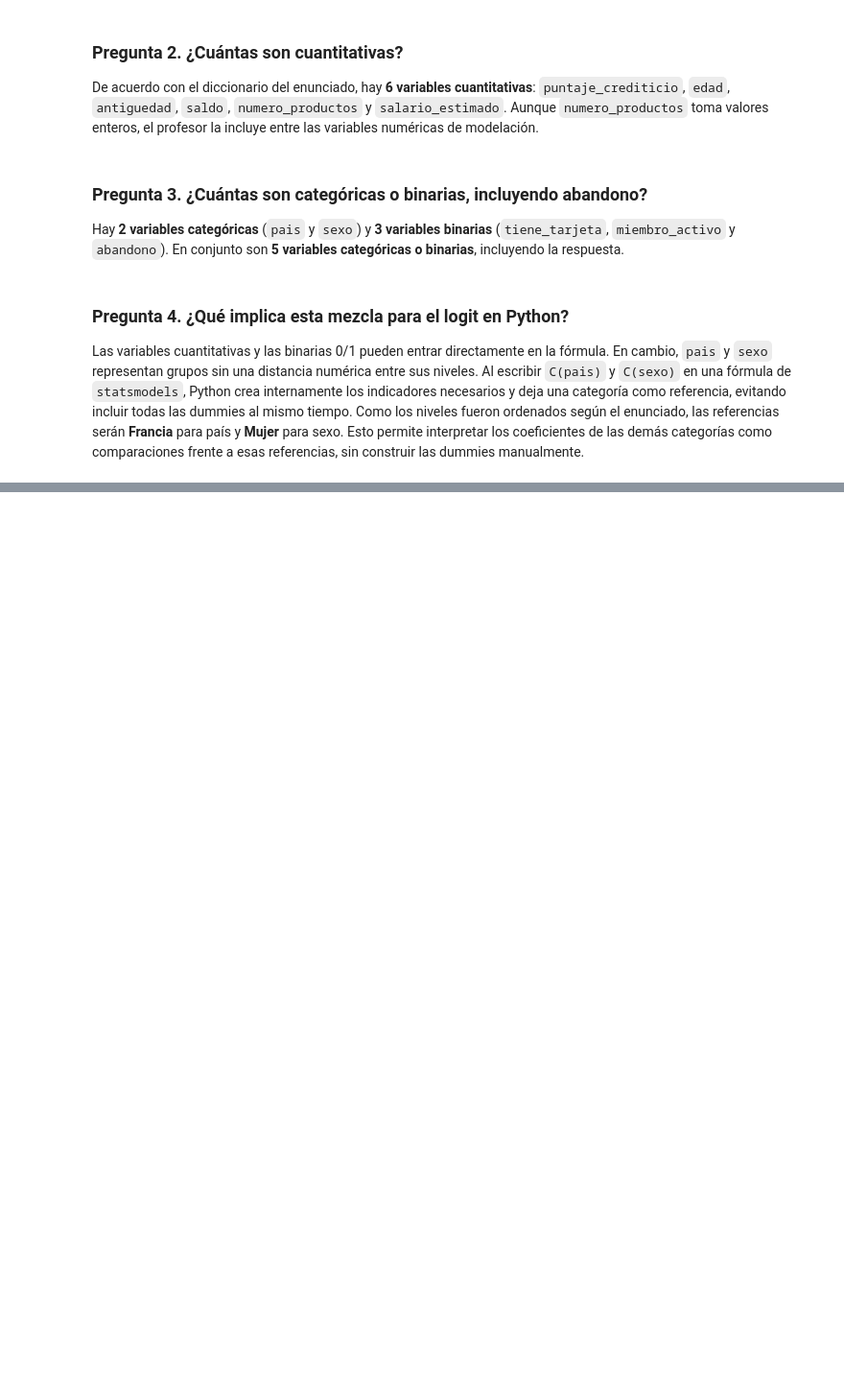
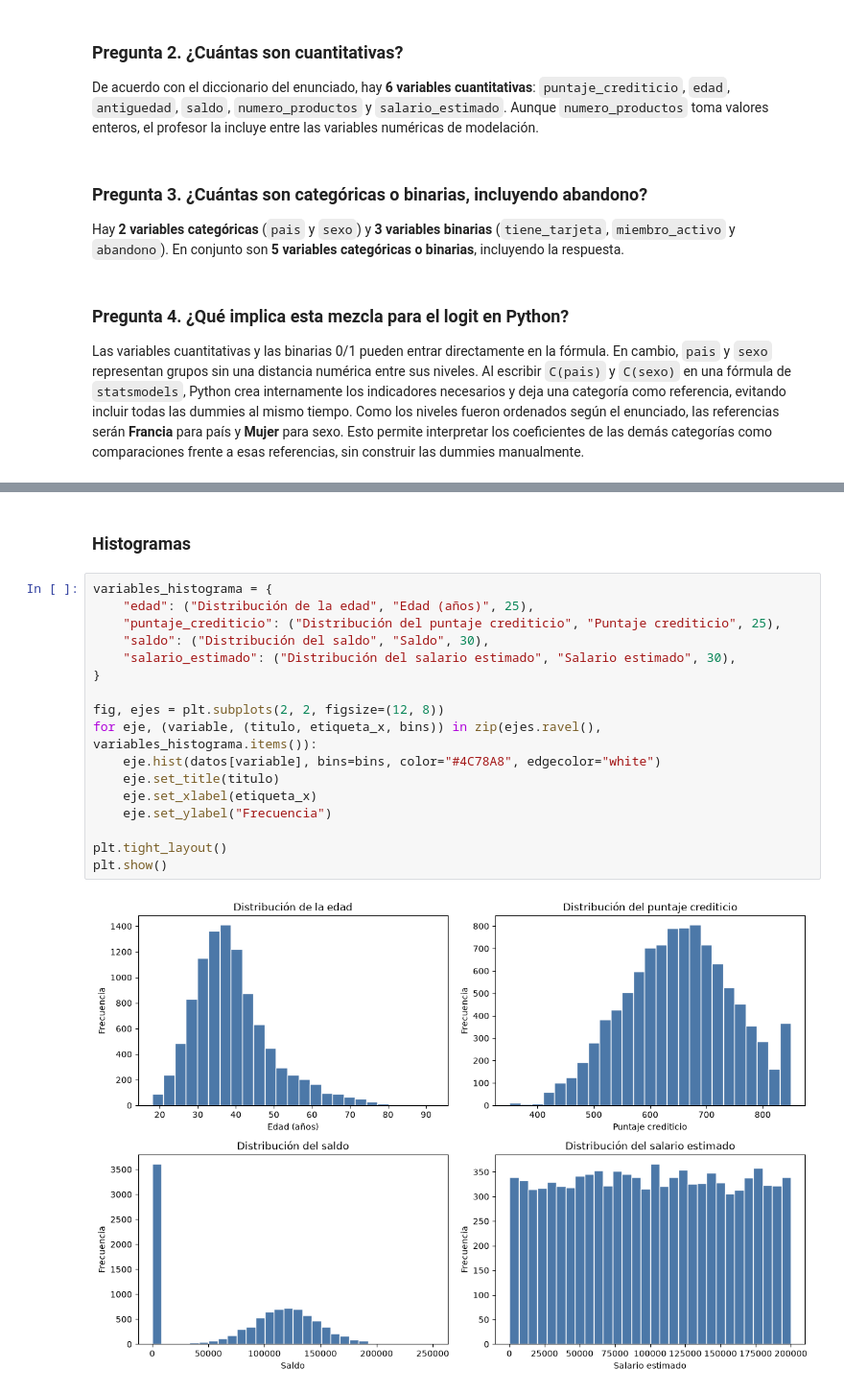
Before and after one commit to martinfgaleano-crypto/Taller_Regresion_Logistica, a Jupyter notebook: Taller_Abandono_Producto_Financiero.ipynb, the cells around one changed output, grey strips where cells are left out. Shown at 96% size. Cells and saved outputs as stored; diff of their text form; blank space fills up the shorter version.

```diff
--- a/Taller_Abandono_Producto_Financiero.ipynb
+++ b/Taller_Abandono_Producto_Financiero.ipynb
@@ -186,0 +245,21 @@ Las variables cuantitativas y las binarias 0/1 pueden entrar directamente en la
+# %% [markdown]
+### Histogramas
+# %%
+variables_histograma = {
+    "edad": ("Distribución de la edad", "Edad (años)", 25),
+    "puntaje_crediticio": ("Distribución del puntaje crediticio", "Puntaje crediticio", 25),
+    "saldo": ("Distribución del saldo", "Saldo", 30),
+    "salario_estimado": ("Distribución del salario estimado", "Salario estimado", 30),
+}
+
+fig, ejes = plt.subplots(2, 2, figsize=(12, 8))
+for eje, (variable, (titulo, etiqueta_x, bins)) in zip(ejes.ravel(), variables_histograma.items()):
+    eje.hist(datos[variable], bins=bins, color="#4C78A8", edgecolor="white")
+    eje.set_title(titulo)
+    eje.set_xlabel(etiqueta_x)
+    eje.set_ylabel("Frecuencia")
+
+plt.tight_layout()
+plt.show()
+# %% [output]
+[figure, added]
```
Also changed, not shown: parts of 9 cells of this notebook.
